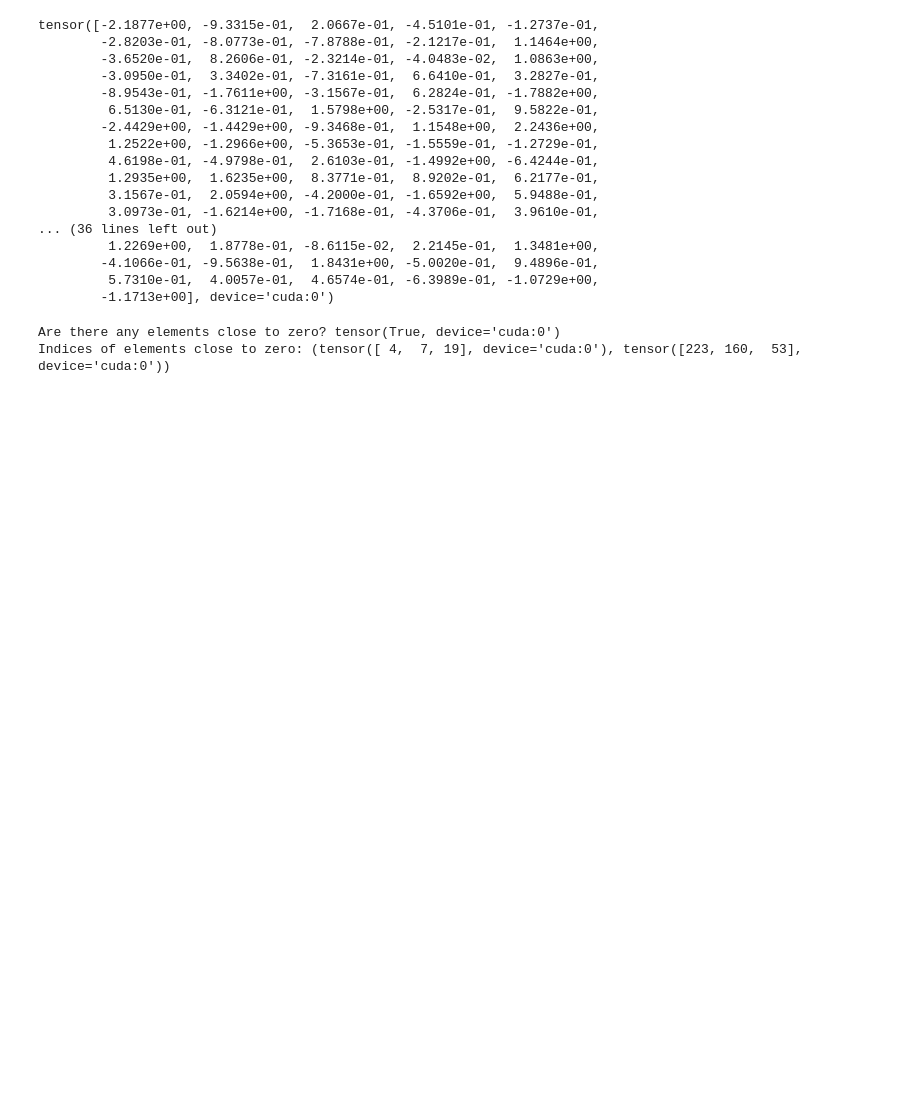
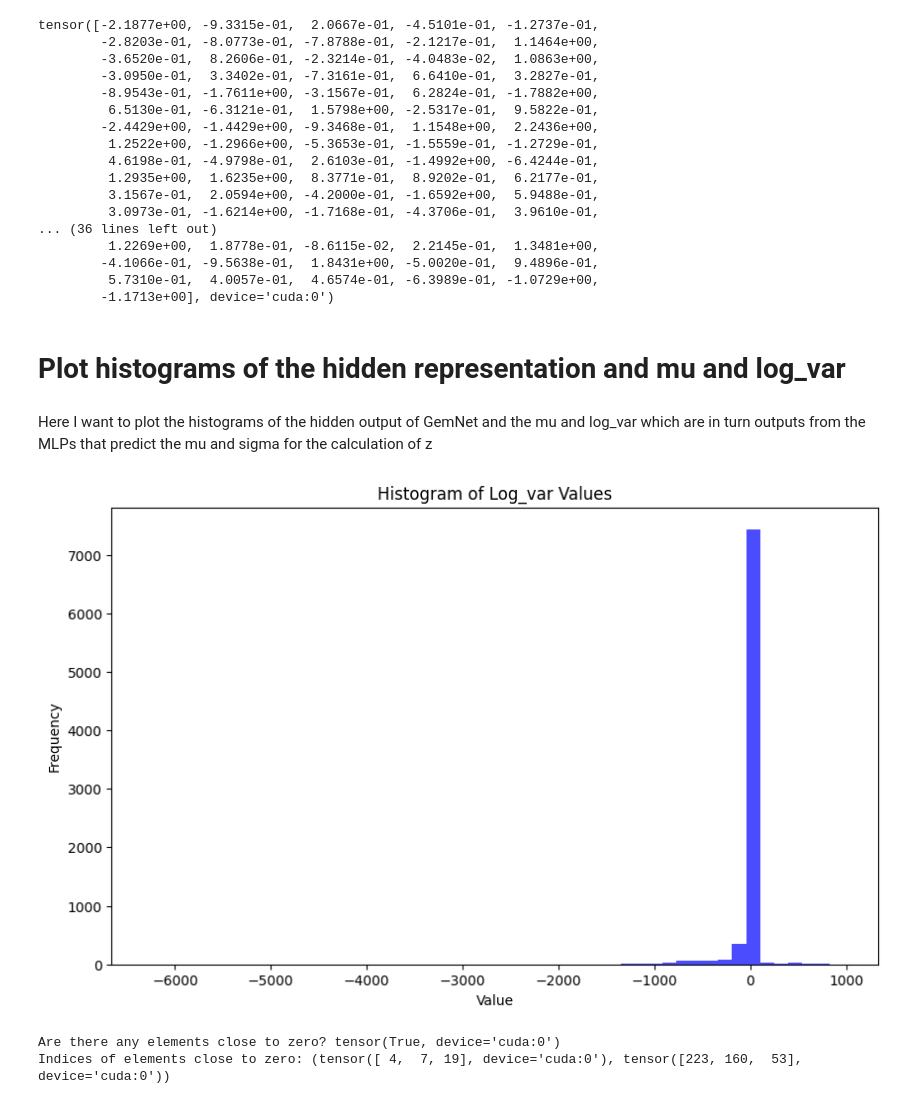
Before and after one commit to glafk/zeogen, a Jupyter notebook: read_problem_batch.ipynb, the cells around one changed output. Drawn from its saved outputs; the diff is of its cells as text; code cells hidden in the pictures; blank space fills up the shorter version.

Commit message:
Update the problem batch notebook

```diff
--- a/read_problem_batch.ipynb
+++ b/read_problem_batch.ipynb
@@ -136,6 +147,30 @@ tensor([-2.1877e+00, -9.3315e-01,  2.0667e-01, -4.5101e-01, -1.2737e-01,
         -4.1066e-01, -9.5638e-01,  1.8431e+00, -5.0020e-01,  9.4896e-01,
          5.7310e-01,  4.0057e-01,  4.6574e-01, -6.3989e-01, -1.0729e+00,
         -1.1713e+00], device='cuda:0')
+# %% [markdown]
+# Plot histograms of the hidden representation and mu and log_var
+# %% [markdown]
+Here I want to plot the histograms of the hidden output of GemNet and the mu and log_var which are in turn outputs from the MLPs that predict the mu and sigma for the calculation of z
+# %%
+import torch
+import matplotlib.pyplot as plt
+
+# Step 2: Extract the tensor you want to visualize
+# For example, let's say you want to visualize all the pixel values in the batch
+tensor_to_visualize = batch["log_var"]  # This could be batch[0], or any specific tensor in the batch
+
+# Step 3: Convert to NumPy and flatten
+tensor_np = tensor_to_visualize.detach().cpu().numpy().flatten()
+
+# Step 4: Plot the histogram
+plt.figure(figsize=(10, 6))
+plt.hist(tensor_np, bins=50, color='blue', alpha=0.7)
+plt.title("Histogram of Log_var Values")
+plt.xlabel("Value")
+plt.ylabel("Frequency")
+plt.show()
+# %% [output]
+[figure, added]
 # %%
 # Check for very close to 0
 import torch
```
Also changed, not shown: parts of 1 cell of this notebook.
